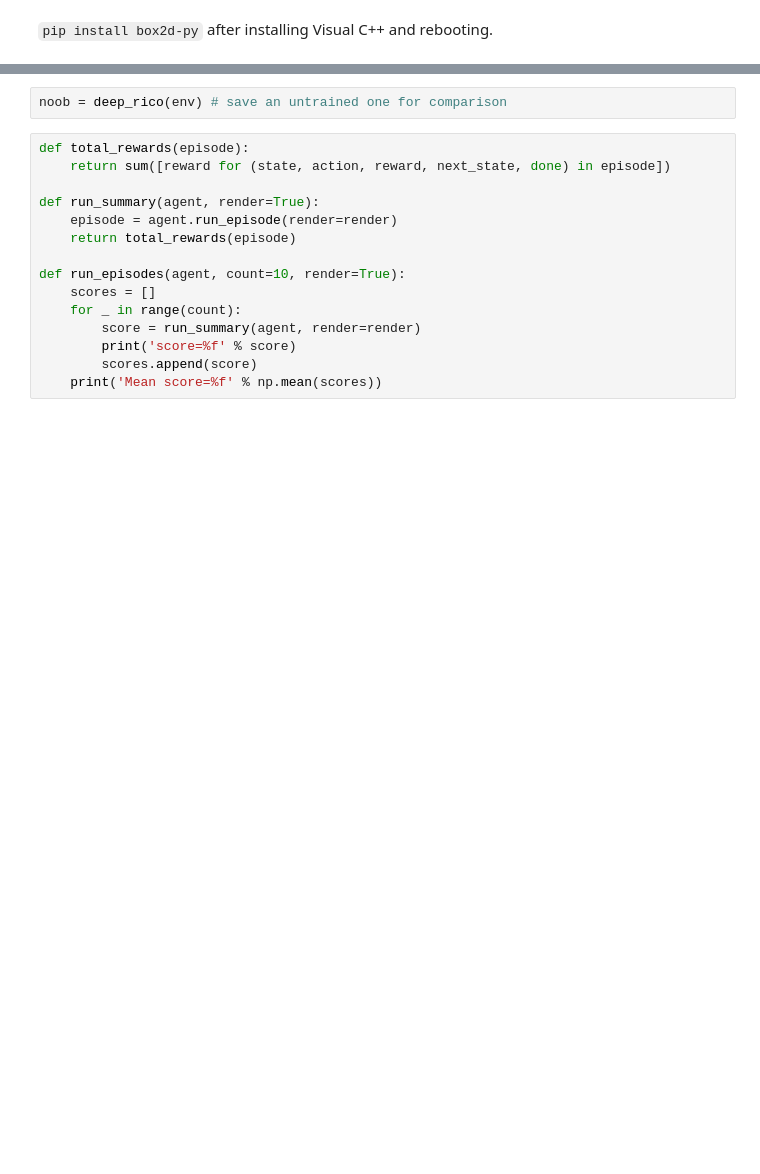
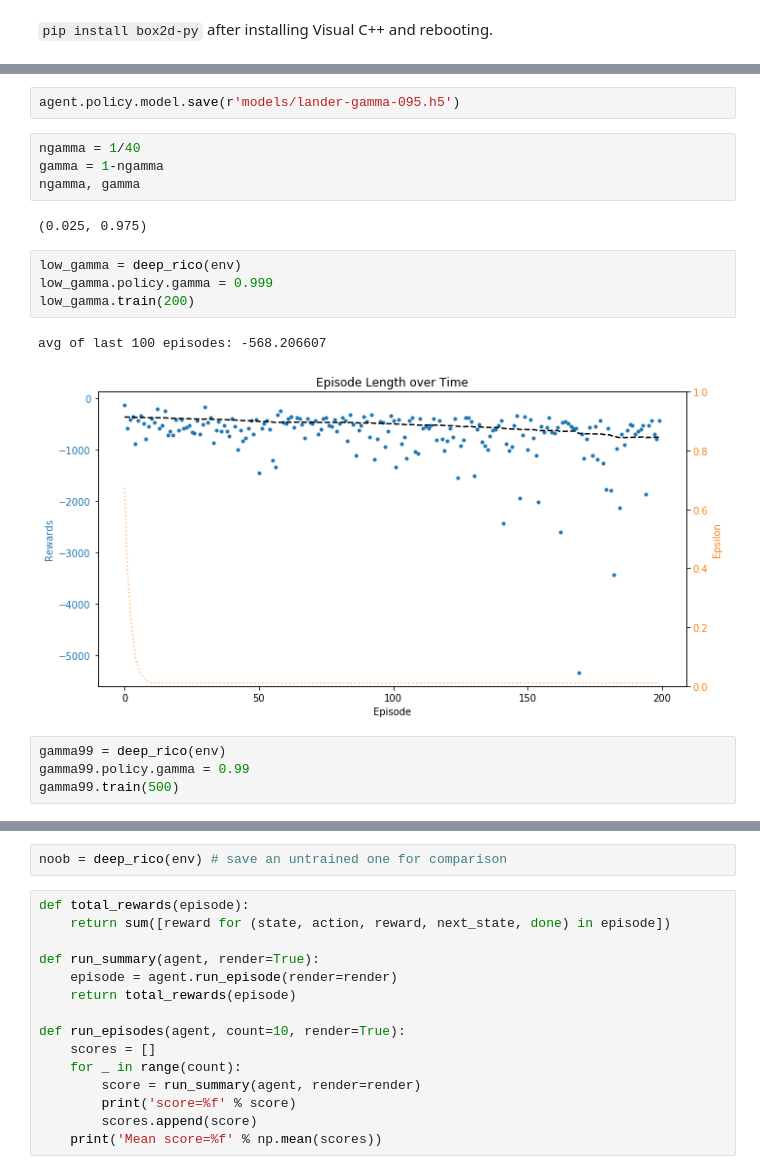
Before and after one commit to unoti/ai-gym-experiments, a Jupyter notebook: 7-Lunar Lander.ipynb, the cells around one changed output, grey strips where cells are left out. Drawn from its saved outputs; the diff is of its cells as text; blank space fills up the shorter version.

```diff
--- a/7-Lunar Lander.ipynb
+++ b/7-Lunar Lander.ipynb
@@ -25,0 +28,19 @@ agent.train(500)
+# %%
+agent.policy.model.save(r'models/lander-gamma-095.h5')
+# %%
+ngamma = 1/40
+gamma = 1-ngamma
+ngamma, gamma
+# %% [output]
+(0.025, 0.975)
+# %%
+low_gamma = deep_rico(env)
+low_gamma.policy.gamma = 0.999
+low_gamma.train(200)
+# %% [output]
+avg of last 100 episodes: -568.206607
+[figure, added]
+# %%
+gamma99 = deep_rico(env)
+gamma99.policy.gamma = 0.99
+gamma99.train(500)
```
Also changed, not shown: parts of 4 cells of this notebook, 4 other files.
